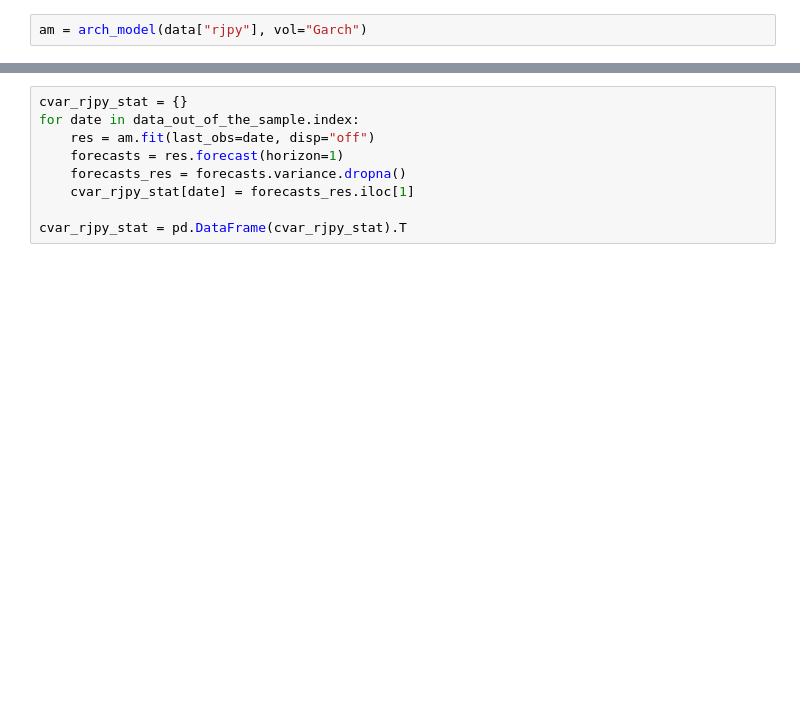
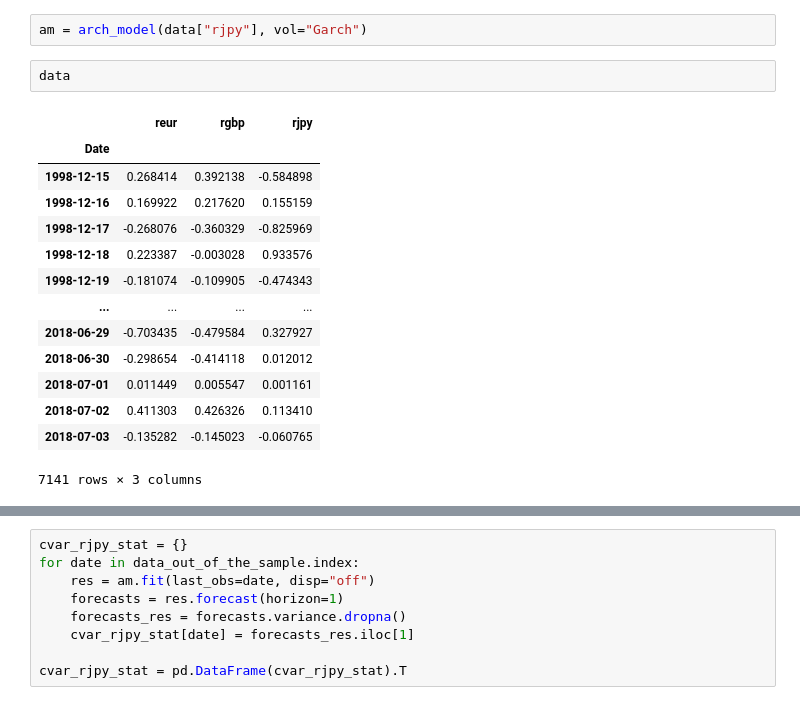
Before and after one commit to maestria-ds-eafit/estadistica-avanzada, a Jupyter notebook: volatility/Volatility modeling.ipynb, the cells around one changed output, grey strips where cells are left out. Drawn from its saved outputs; the diff is of its cells as text; blank space fills up the shorter version.

```diff
--- a/volatility/Volatility modeling.ipynb
+++ b/volatility/Volatility modeling.ipynb
@@ -307,3 +307,20 @@ Likewise, the forecasts will start from ’2016-08-04’ if the index datetime i
 Note that we input ’2016-08-03’ as the first date in the argument last_obs = date because the arch_model does not include the last observation in the volatility modelling process.
 # %%
 am = arch_model(data["rjpy"], vol="Garch")
+# %%
+data
+# %% [output]
+|  | reur | rgbp | rjpy |
+| Date |  |  |  |
+| 1998-12-15 | 0.268414 | 0.392138 | -0.584898 |
+| 1998-12-16 | 0.169922 | 0.217620 | 0.155159 |
+| 1998-12-17 | -0.268076 | -0.360329 | -0.825969 |
+| 1998-12-18 | 0.223387 | -0.003028 | 0.933576 |
+| 1998-12-19 | -0.181074 | -0.109905 | -0.474343 |
+| ... | ... | ... | ... |
+| 2018-06-29 | -0.703435 | -0.479584 | 0.327927 |
+| 2018-06-30 | -0.298654 | -0.414118 | 0.012012 |
+| 2018-07-01 | 0.011449 | 0.005547 | 0.001161 |
+| 2018-07-02 | 0.411303 | 0.426326 | 0.113410 |
+| 2018-07-03 | -0.135282 | -0.145023 | -0.060765 |
+7141 rows × 3 columns
```
Also changed, not shown: parts of 6 cells of this notebook, 2 other files.
